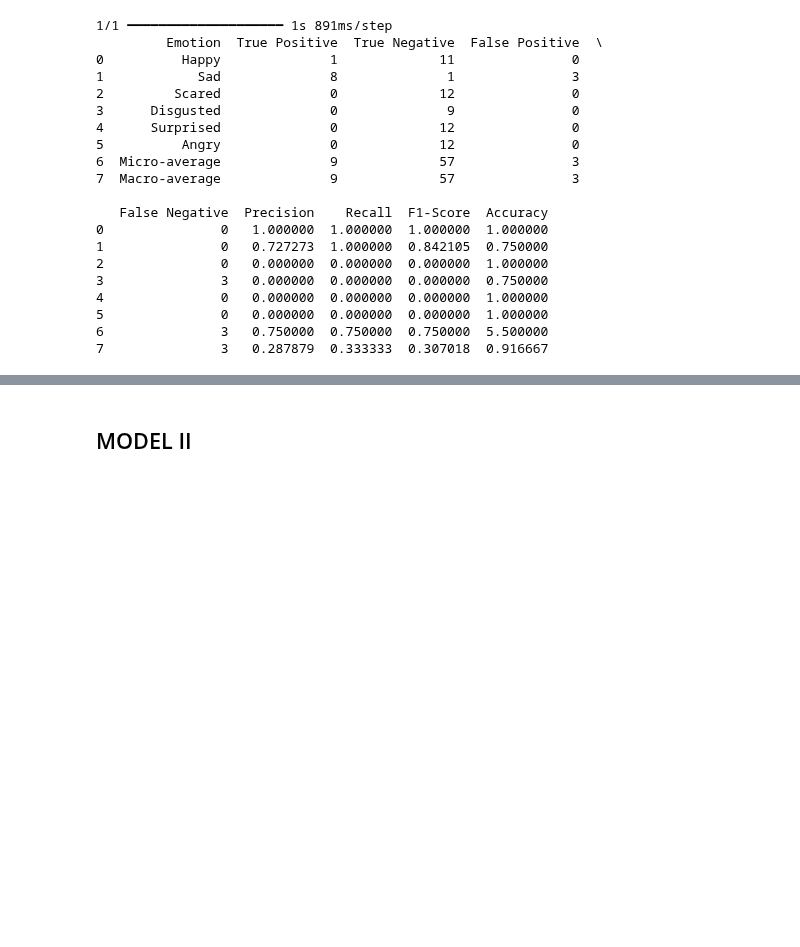
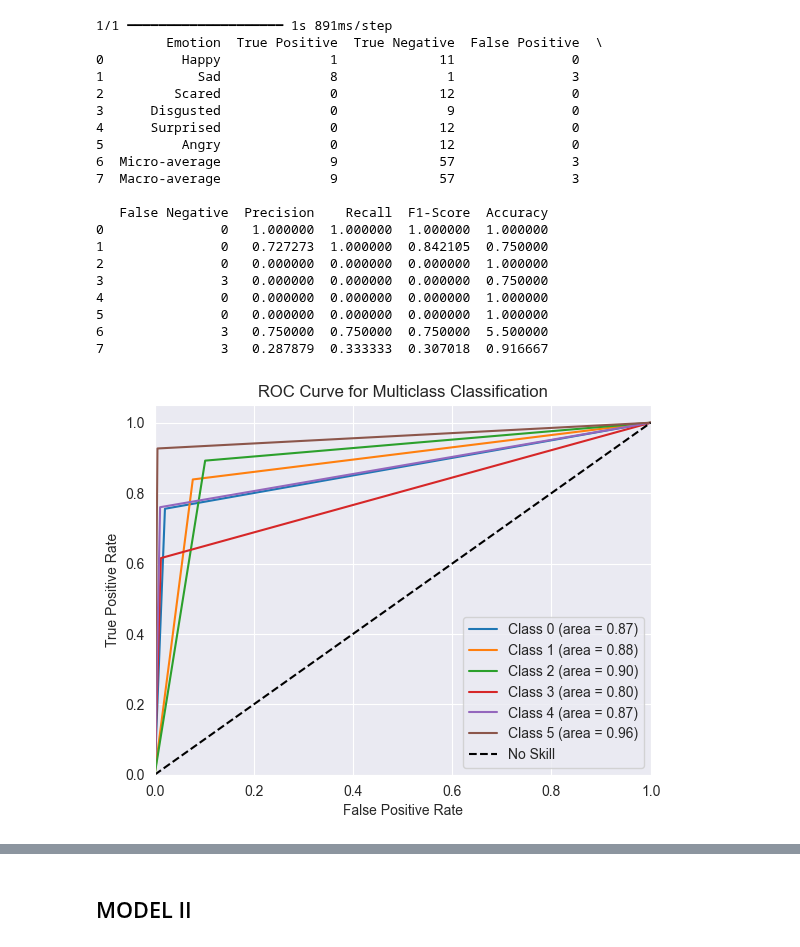
Before and after one commit to Azirral/de-face-recognition, a Jupyter notebook: Metrics.ipynb, the cells around one changed output, grey strips where cells are left out. Saved outputs shown, nothing was run; the diff lists cells and outputs as text; code cells hidden in the pictures; blank space fills up the shorter version.

```diff
--- a/Metrics.ipynb
+++ b/Metrics.ipynb
@@ -9,5 +10,5 @@ from sklearn.metrics import confusion_matrix, ConfusionMatrixDisplay
 # %%
-path = r'S:\IO3-sessions\NEW STRUCTURE\de-earlyfusionthesis\Datasets'
+path = r'Z:\IO3-sessions\NEW STRUCTURE\de-earlyfusionthesis\Datasets'
 
 train_dataset_path_I = os.path.abspath(os.path.join(path, 'train_dataset_method_I_balanced'))
 GUT_test_path_I = os.path.join(path, 'GUT_test_method_I_balanced').replace("\\", "/")
@@ -499,3 +494,68 @@ print(metrics)
 5               0   0.000000  0.000000  0.000000  1.000000
 6               3   0.750000  0.750000  0.750000  5.500000
 7               3   0.287879  0.333333  0.307018  0.916667
+# %%
+from sklearn.metrics import roc_curve, auc
+from sklearn.preprocessing import label_binarize
+import matplotlib.pyplot as plt
+import numpy as np
+
+def plot_multiclass_roc(y_true, y_pred, title="ROC Curve for Multiclass Classification"):
+    """
+    Plot ROC curves for multiclass classification using a one-vs-rest approach.
+
+    Args:
+        y_true (array-like): True class labels.
+        y_pred (array-like): Predicted class labels (or probabilities).
+        title (str): Title for the ROC plot.
+
+    Returns:
+        dict: Dictionary containing fpr, tpr, and roc_auc values for each class.
+    """
+    # Ensure inputs are numpy arrays
+    y_true = np.array(y_true)
+    y_pred = np.array(y_pred)
+
+    # Identify unique classes
+    classes = np.unique(y_true)
+    n_classes = len(classes)
+
+    # Binarize the labels for multiclass ROC computation
+    y_true_binarized = label_binarize(y_true, classes=classes)
+    y_pred_binarized = label_binarize(y_pred, classes=classes)
+
+    # Compute ROC curve and ROC AUC for each class
+    fpr = dict()
+    tpr = dict()
+    roc_auc = dict()
+
+    for i in range(n_classes):
+        fpr[i], tpr[i], _ = roc_curve(y_true_binarized[:, i], y_pred_binarized[:, i])
+        roc_auc[i] = auc(fpr[i], tpr[i])
+
+    # Plot all ROC curves
+    plt.figure()
+    for i in range(n_classes):
+        plt.plot(
+            fpr[i],
+            tpr[i],
+            label=f"Class {classes[i]} (area = {roc_auc[i]:0.2f})"
+        )
+
+    # Plot the diagonal
+    plt.plot([0, 1], [0, 1], "k--", label="No Skill")
+
+    # Format the plot
+    plt.xlim([0.0, 1.0])
+    plt.ylim([0.0, 1.05])
+    plt.xlabel("False Positive Rate")
+    plt.ylabel("True Positive Rate")
+    plt.title(title)
+    plt.legend(loc="lower right")
+    plt.show()
+
+    # Return the metrics for further use
+    return {"fpr": fpr, "tpr": tpr, "roc_auc": roc_auc}
+plot_multiclass_roc(y_true, y_pred)
+# %% [output]
+[figure, added]
```
Also changed, not shown: parts of 9 cells of this notebook.
